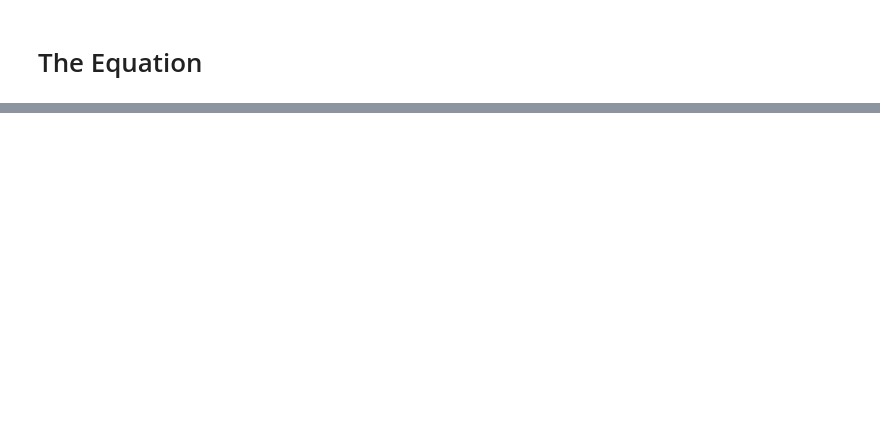
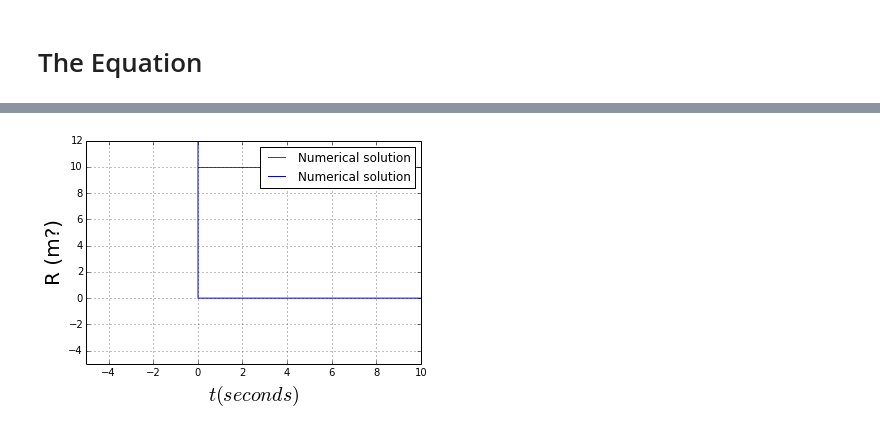
Before and after one commit to jbowen02/PHYS202-S14, a Jupyter notebook: Project/Project Stats.ipynb, the cells around one changed output, grey strips where cells are left out. Cells and saved outputs as stored; diff of their text form; code cells hidden in the pictures; blank space fills up the shorter version.

```diff
--- a/Project/Project Stats.ipynb
+++ b/Project/Project Stats.ipynb
@@ -64,0 +63,15 @@ Don't know what the special r means...
+# %%
+g = 6.67384*10**(-11) #m^3 / kg*s^2
+M = (10**11)*(1.9891*10**30) #kg
+S = (10**11)*(1.9891*10**30) #kg
+rho = R1 - r
+R1 = ((xS-xM)**2 + (yS - yM)**2)**(1/2) #distance between the two masses
+r = ((xri-xM)**2 + (yri - yM)**2)**(1/2) #distance between mass M and test particles mi
+
+#Equation 1:
+dR2dt2 = -(g*(M + S)/(R**3))*dRdt
+dRdt = v
+dR2dt2 = a
+dxdt = -(g*(M + S)/(R**3))*v
+v = velocity
+a = acceloration
@@ -64,0 +102,30 @@ Don't know what the special r means...
+# %%
+R0 = 10
+def deriv(R_current,t):
+    g = 6.67384*10**(-11) #m^3 / kg*s^2
+    M = (10**11)*(1.9891*10**30) #kg
+    S = (10**11)*(1.9891*10**30) #kg
+    R = R_current[0]
+    v = R_current[1]
+    dR = v
+    dv = -((g*(M + S))/(R**3))*v
+    return np.array([ dR , dv ])
+# %%
+t = np.arange(0.,10.+0.01,0.01)
+
+v0 = 100.
+R_init = np.array([R0, v0])
+
+R = odeint(deriv,R_init,t)
+# %%
+plt.plot(t,R[:,0],'r',label="Numerical solution")
+plt.plot(t,R[:,1],'b',label="Numerical solution")
+plt.xlabel(r'$t (seconds)$',fontsize=20)
+plt.ylabel(r'R (m?)',fontsize=20)
+plt.xlim(-5, 10)
+plt.ylim(-5, 12)
+plt.grid()
+plt.legend()
+plt.show()
+# %% [output]
+[figure, added]
```
Also changed, not shown: parts of 3 cells of this notebook, 1 other file.
